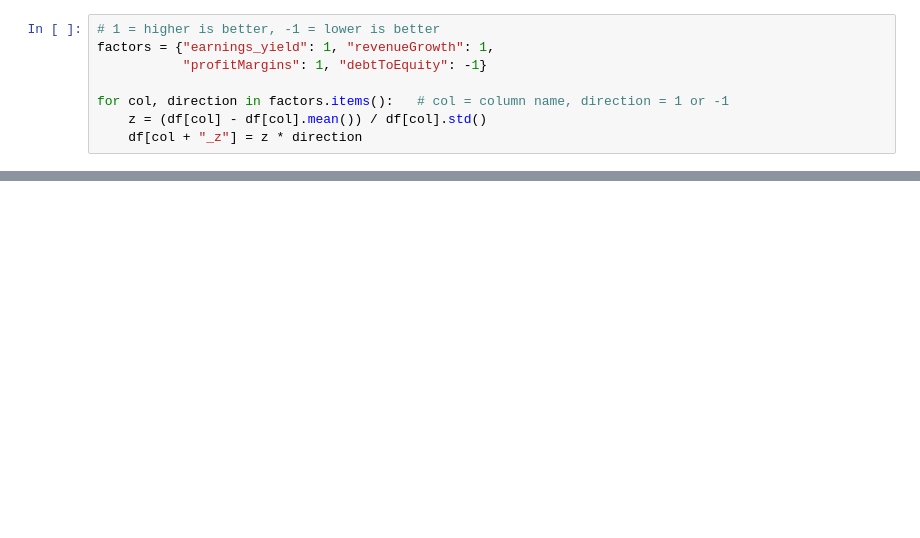
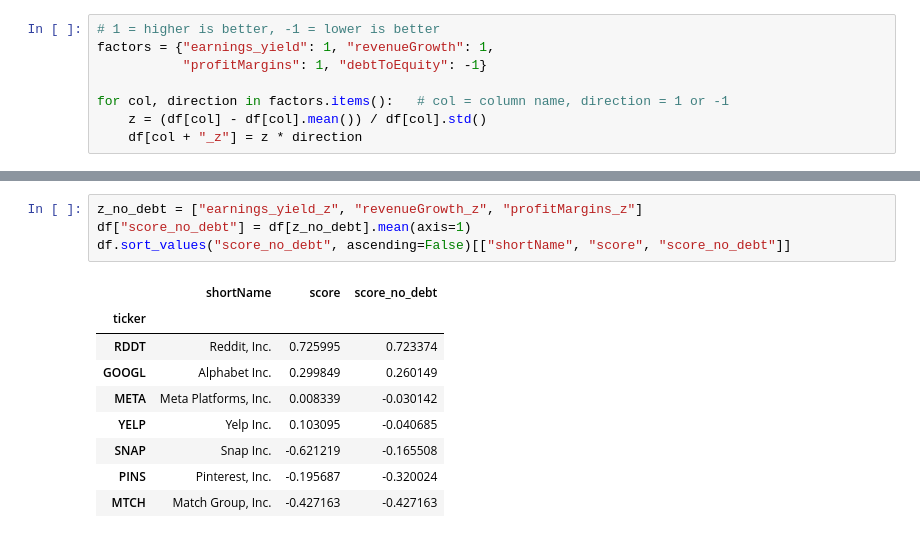
Before and after one commit to sophiabratteson/long-short-equity-screener, a Jupyter notebook: screener.ipynb, the cells around one changed output, grey strips where cells are left out. Saved outputs shown, nothing was run; the diff lists cells and outputs as text; blank space fills up the shorter version.

```diff
--- a/screener.ipynb
+++ b/screener.ipynb
@@ -78,0 +79,14 @@ df.sort_values("score", ascending=False)[["shortName", "score"] + z_cols]
+# %%
+z_no_debt = ["earnings_yield_z", "revenueGrowth_z", "profitMargins_z"]
+df["score_no_debt"] = df[z_no_debt].mean(axis=1)
+df.sort_values("score_no_debt", ascending=False)[["shortName", "score", "score_no_debt"]]
+# %% [output]
+|  | shortName | score | score_no_debt |
+| ticker |  |  |  |
+| RDDT | Reddit, Inc. | 0.725995 | 0.723374 |
+| GOOGL | Alphabet Inc. | 0.299849 | 0.260149 |
+| META | Meta Platforms, Inc. | 0.008339 | -0.030142 |
+| YELP | Yelp Inc. | 0.103095 | -0.040685 |
+| SNAP | Snap Inc. | -0.621219 | -0.165508 |
+| PINS | Pinterest, Inc. | -0.195687 | -0.320024 |
+| MTCH | Match Group, Inc. | -0.427163 | -0.427163 |
```
Also changed, not shown: parts of 15 cells of this notebook.
